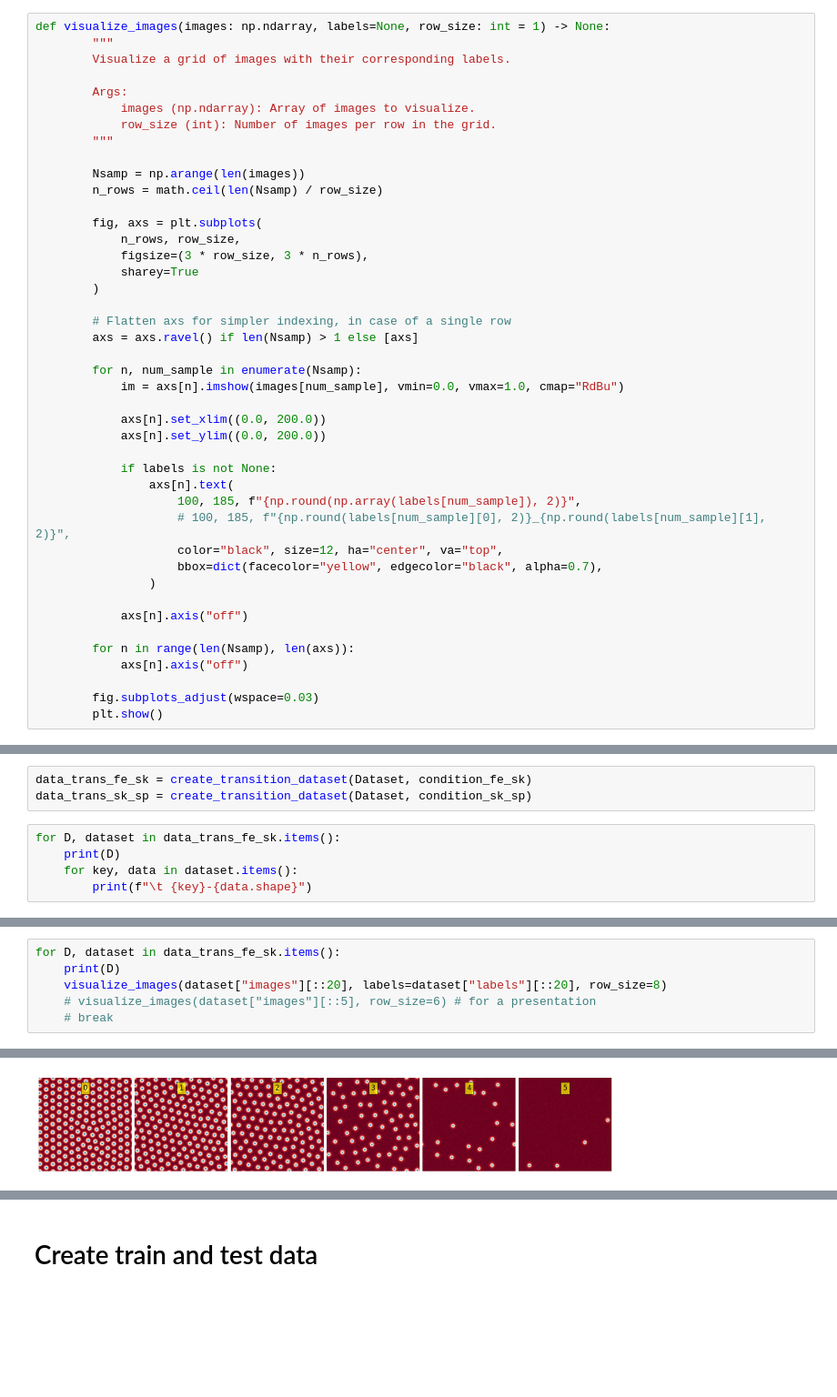
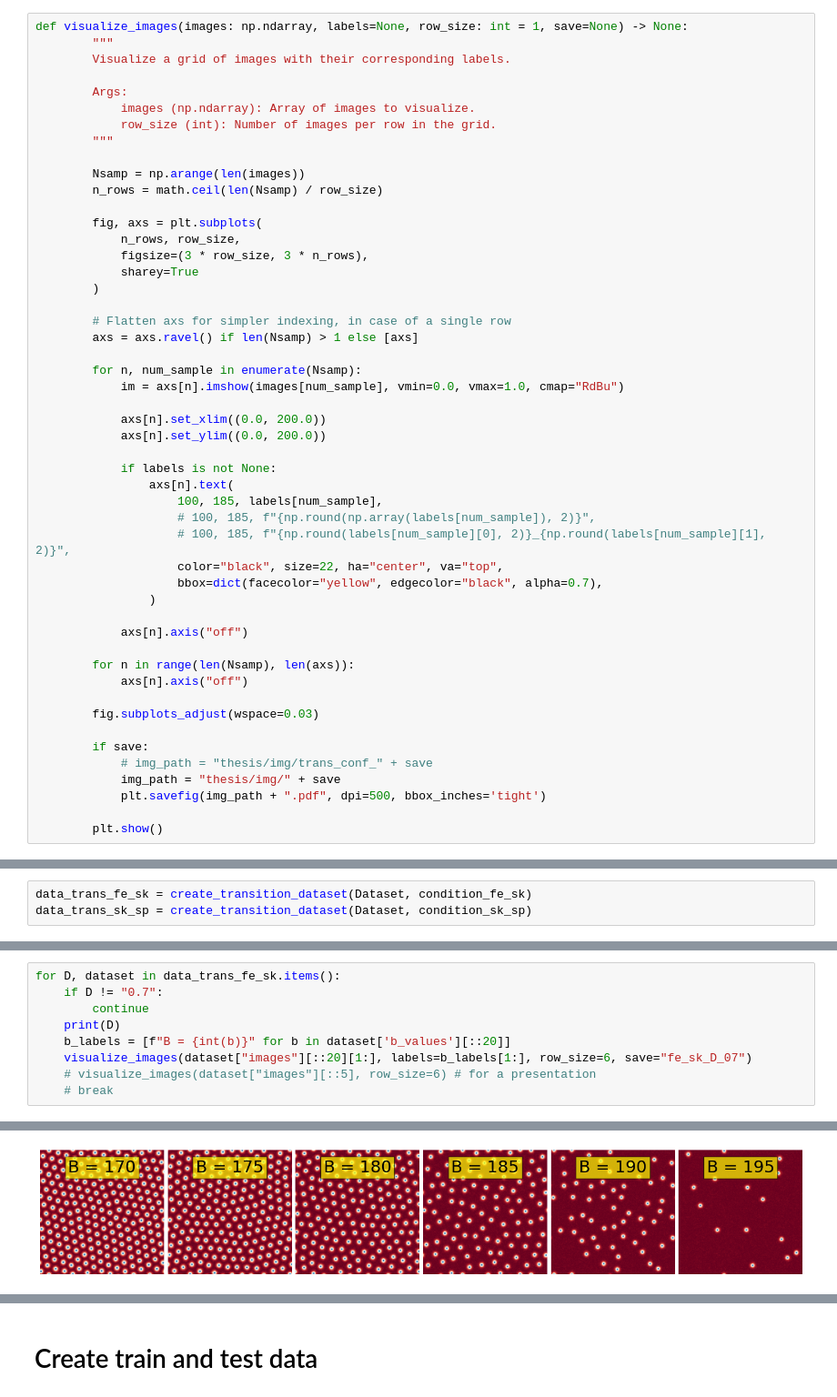
Before and after one commit to rendeka/diploma_thesis, a Jupyter notebook: todo_creating_dataset.ipynb, the cells around one changed output, grey strips where cells are left out. Shown at 91% size. Saved outputs shown, nothing was run; the diff lists cells and outputs as text; blank space fills up the shorter version.

```diff
--- a/todo_creating_dataset.ipynb
+++ b/todo_creating_dataset.ipynb
@@ -101,5 +113,5 @@ plot_magnetization_and_topological_number(values=Dataset["values"], properties=D
 # %%
-def visualize_images(images: np.ndarray, labels=None, row_size: int = 1) -> None:
+def visualize_images(images: np.ndarray, labels=None, row_size: int = 1, save=None) -> None:
         """
         Visualize a grid of images with their corresponding labels.
 
@@ -128,9 +140,10 @@ def visualize_images(images: np.ndarray, labels=None, row_size: int = 1) -> None
 
             if labels is not None:
                 axs[n].text(
-                    100, 185, f"{np.round(np.array(labels[num_sample]), 2)}",
+                    100, 185, labels[num_sample],
+                    # 100, 185, f"{np.round(np.array(labels[num_sample]), 2)}",
                     # 100, 185, f"{np.round(labels[num_sample][0], 2)}_{np.round(labels[num_sample][1], 2)}",
-                    color="black", size=12, ha="center", va="top",
+                    color="black", size=22, ha="center", va="top",
                     bbox=dict(facecolor="yellow", edgecolor="black", alpha=0.7),
                 )
 
@@ -140,6 +153,12 @@ def visualize_images(images: np.ndarray, labels=None, row_size: int = 1) -> None
             axs[n].axis("off")
 
         fig.subplots_adjust(wspace=0.03)
+
+        if save:
+            # img_path = "thesis/img/trans_conf_" + save
+            img_path = "thesis/img/" + save
+            plt.savefig(img_path + ".pdf", dpi=500, bbox_inches='tight')
+
         plt.show()
 # %% [markdown]
 # Phase transitions
@@ -287,8 +306,3 @@ def create_transition_dataset(Dataset, condition):
 # %%
 data_trans_fe_sk = create_transition_dataset(Dataset, condition_fe_sk)
 data_trans_sk_sp = create_transition_dataset(Dataset, condition_sk_sp)
-# %%
-for D, dataset in data_trans_fe_sk.items():
-    print(D)
-    for key, data in dataset.items():
-        print(f"\t {key}-{data.shape}")
@@ -313,7 +309,10 @@ for D, dataset in data_trans_fe_sk.items():
 # %%
 for D, dataset in data_trans_fe_sk.items():
+    if D != "0.7":
+        continue
     print(D)
-    visualize_images(dataset["images"][::20], labels=dataset["labels"][::20], row_size=8)
+    b_labels = [f"B = {int(b)}" for b in dataset['b_values'][::20]]
+    visualize_images(dataset["images"][::20][1:], labels=b_labels[1:], row_size=6, save="fe_sk_D_07")
     # visualize_images(dataset["images"][::5], row_size=6) # for a presentation
     # break
 # %% [output]
@@ -321 +320 @@ for D, dataset in data_trans_fe_sk.items():
-[figure, old version]
+[figure, new version]
```
Also changed, not shown: parts of 14 cells of this notebook, 53 other files.
